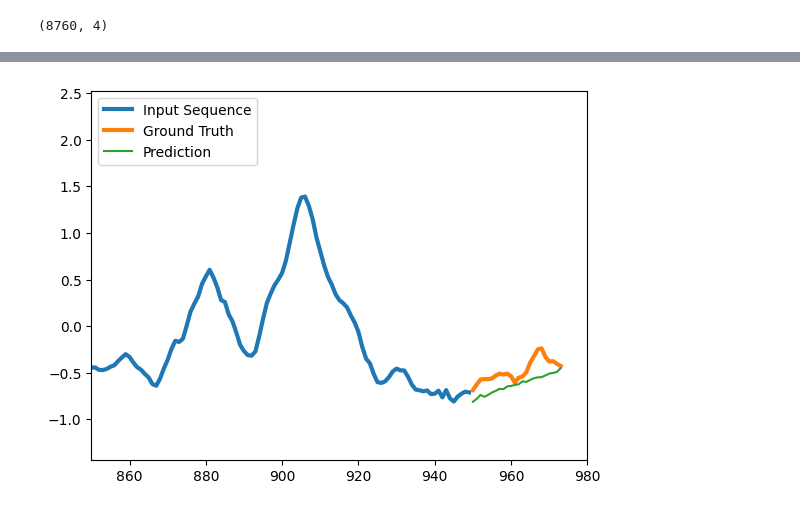
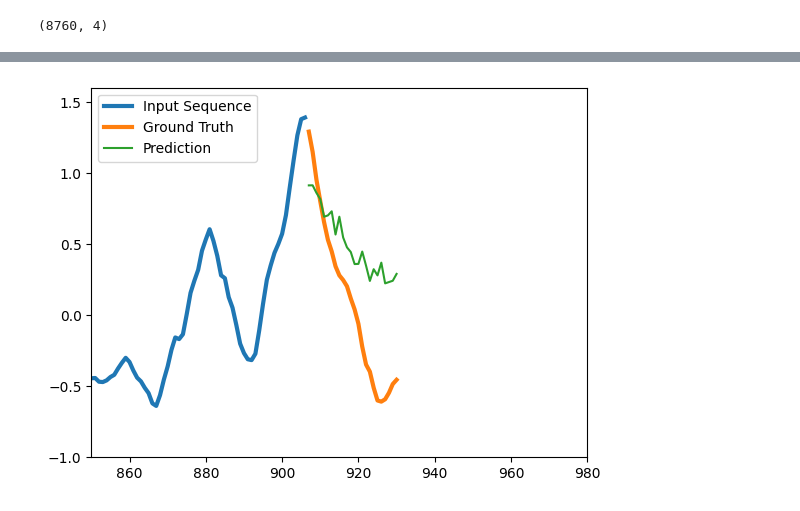
Before and after one commit to sen-leon/Electricity-Prediction, a Jupyter notebook: src/SingleFeatureRNN.ipynb, the cells around one changed output, grey strips where cells are left out. Drawn from its saved outputs; the diff is of its cells as text; code cells hidden in the pictures.

Commit message:
Add hour and dayofyear to input

```diff
--- a/src/SingleFeatureRNN.ipynb
+++ b/src/SingleFeatureRNN.ipynb
@@ -86,7 +86,7 @@ testsplit = int(0.8 * y.shape[0])
 print(testsplit)
 
 # how many "x" inputs to provide in the RNN
-past_history = 24*25
+past_history = 24*15
 
 # how many "yhat" outputs to make/how many timesteps into the future to predict
 future_target = 24
@@ -99,10 +99,10 @@ step = 1
 # prepare the data
 # inputs here are y and y, since we're only going to predict a single feature (power production wind) at first
 # "single_step" needs to be set to "True" if only the next timestep should be predicted
-x_train_single, y_train_single = multivariate_data(y["power_production_wind_avg"].to_numpy(), y["power_production_wind_avg"], 0, testsplit,
+x_train_single, y_train_single = multivariate_data(y[["power_production_wind_avg","dayofyear","hour"]].to_numpy(), y["power_production_wind_avg"], 0, testsplit,
                                                    past_history, future_target, step,
                                                    single_step=False)
-x_test_single, y_test_single   = multivariate_data(y["power_production_wind_avg"].to_numpy(), y["power_production_wind_avg"], testsplit, None,
+x_test_single, y_test_single   = multivariate_data(y[["power_production_wind_avg","dayofyear","hour"]].to_numpy(), y["power_production_wind_avg"], testsplit, None,
                                                    past_history, future_target, step,
                                                    single_step=False)
 # x_train_single, y_train_single = multivariate_data(y, y, 0, testsplit,
@@ -242,19 +240,19 @@ y_hat = single_feature_model.predict(x_test_single)
 # %%
 # prediction starting point.
-predctStartPt = 950
+predctStartPt = 907
 
 predctPt = predctStartPt-past_history
 
 
 plt.figure()
 
-plt.plot(t[predctPt:past_history+predctPt], x_test_single[predctPt,:], lw=3, label="Input Sequence")
+plt.plot(t[predctPt:past_history+predctPt], x_test_single[predctPt,:,0], lw=3, label="Input Sequence")
 plt.plot(t[past_history+predctPt:past_history+predctPt+future_target], y_test_single[predctPt], lw=3, label="Ground Truth")
 plt.plot(t[past_history+predctPt:past_history+predctPt+future_target], y_hat[predctPt], label="Prediction")
 plt.legend(loc='upper left')
 plt.xlim([850, 980])
 plt.ylim([-1,1.6])
 
 plt.show()
 # %% [output]
-[figure, old version]
+[figure, new version]
```
Also changed, not shown: parts of 5 cells of this notebook, 1 other file.
